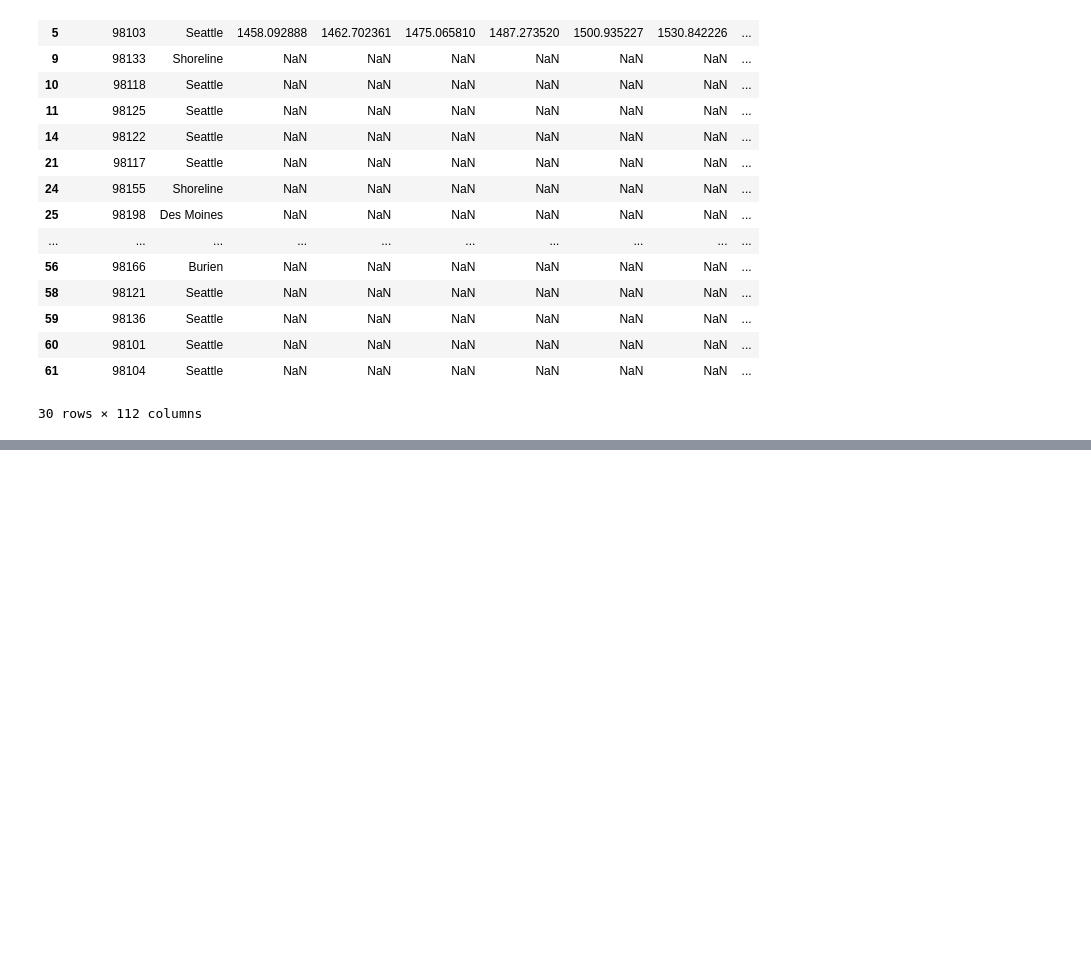
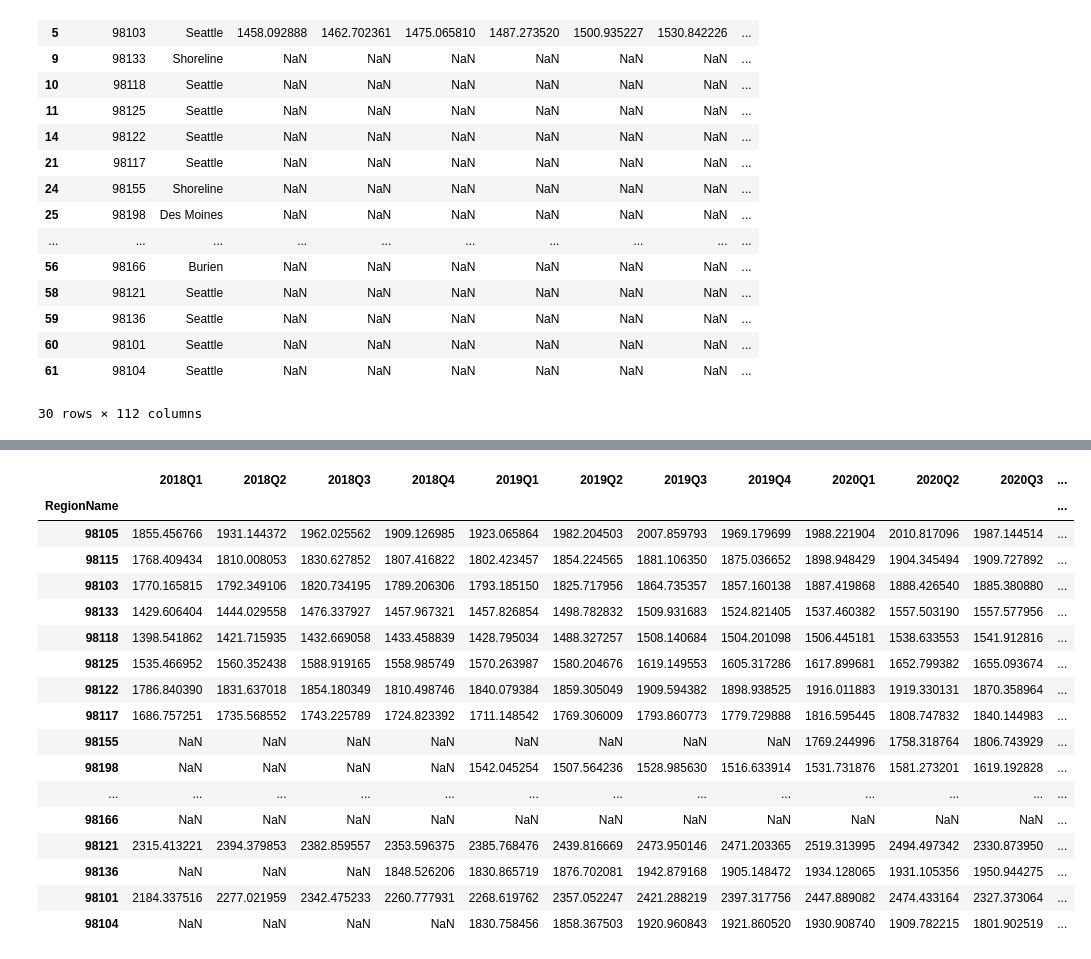
Before and after one commit to dylandevens/Housing_Project_rent_or_buy, a Jupyter notebook: Dylan/manipulation.ipynb, the cells around one changed output, grey strips where cells are left out. Cells and saved outputs as stored; diff of their text form; code cells hidden in the pictures; blank space fills up the shorter version.

```diff
--- a/Dylan/manipulation.ipynb
+++ b/Dylan/manipulation.ipynb
@@ -1025,0 +1466,6 @@ seattle_rentals_by_zipcodes.to_csv("../data_frames/seattle_rentals_by_zipcodes.c
+# %%
+# seattle_rentals_by_zipcodes for 2018-present
+rentals_2018_and_after = rentals_2018_and_after.loc[:, '2018-01-31':]
+
+
+rentals_2018_and_after
@@ -1025,0 +1507,4 @@ seattle_rentals_by_zipcodes.to_csv("../data_frames/seattle_rentals_by_zipcodes.c
+# %%
+rentals_2018_and_after.columns = pd.to_datetime(rentals_2018_and_after.columns)
+# %%
+rentals_by_quarters = rentals_2018_and_after.resample('Q', axis=1).mean()
@@ -1025,0 +1533,2 @@ seattle_rentals_by_zipcodes.to_csv("../data_frames/seattle_rentals_by_zipcodes.c
+# %%
+rentals_by_quarters.columns = rentals_by_quarters.columns.to_period('Q').strftime('%YQ%q')
@@ -1025,0 +1555,43 @@ seattle_rentals_by_zipcodes.to_csv("../data_frames/seattle_rentals_by_zipcodes.c
+# %%
+rentals_by_quarters = rentals_by_quarters[[
+'2018Q1',
+ '2018Q2',
+ '2018Q3',
+ '2018Q4',
+ '2019Q1',
+ '2019Q2',
+ '2019Q3',
+ '2019Q4',
+ '2020Q1',
+ '2020Q2',
+ '2020Q3',
+ '2020Q4',
+ '2021Q1',
+ '2021Q2',
+ '2021Q3',
+ '2021Q4',
+ '2022Q1',
+ '2022Q2',
+ '2022Q3',
+ '2022Q4',
+]]
+rentals_by_quarters
+# %% [output]
+|  | 2018Q1 | 2018Q2 | 2018Q3 | 2018Q4 | 2019Q1 | 2019Q2 | 2019Q3 | 2019Q4 | 2020Q1 | 2020Q2 | 2020Q3 | ... |
+| RegionName |  |  |  |  |  |  |  |  |  |  |  | ... |
+| 98105 | 1855.456766 | 1931.144372 | 1962.025562 | 1909.126985 | 1923.065864 | 1982.204503 | 2007.859793 | 1969.179699 | 1988.221904 | 2010.817096 | 1987.144514 | ... |
+| 98115 | 1768.409434 | 1810.008053 | 1830.627852 | 1807.416822 | 1802.423457 | 1854.224565 | 1881.106350 | 1875.036652 | 1898.948429 | 1904.345494 | 1909.727892 | ... |
+| 98103 | 1770.165815 | 1792.349106 | 1820.734195 | 1789.206306 | 1793.185150 | 1825.717956 | 1864.735357 | 1857.160138 | 1887.419868 | 1888.426540 | 1885.380880 | ... |
+| 98133 | 1429.606404 | 1444.029558 | 1476.337927 | 1457.967321 | 1457.826854 | 1498.782832 | 1509.931683 | 1524.821405 | 1537.460382 | 1557.503190 | 1557.577956 | ... |
+| 98118 | 1398.541862 | 1421.715935 | 1432.669058 | 1433.458839 | 1428.795034 | 1488.327257 | 1508.140684 | 1504.201098 | 1506.445181 | 1538.633553 | 1541.912816 | ... |
+| 98125 | 1535.466952 | 1560.352438 | 1588.919165 | 1558.985749 | 1570.263987 | 1580.204676 | 1619.149553 | 1605.317286 | 1617.899681 | 1652.799382 | 1655.093674 | ... |
+| 98122 | 1786.840390 | 1831.637018 | 1854.180349 | 1810.498746 | 1840.079384 | 1859.305049 | 1909.594382 | 1898.938525 | 1916.011883 | 1919.330131 | 1870.358964 | ... |
+| 98117 | 1686.757251 | 1735.568552 | 1743.225789 | 1724.823392 | 1711.148542 | 1769.306009 | 1793.860773 | 1779.729888 | 1816.595445 | 1808.747832 | 1840.144983 | ... |
+| 98155 | NaN | NaN | NaN | NaN | NaN | NaN | NaN | NaN | 1769.244996 | 1758.318764 | 1806.743929 | ... |
+| 98198 | NaN | NaN | NaN | NaN | 1542.045254 | 1507.564236 | 1528.985630 | 1516.633914 | 1531.731876 | 1581.273201 | 1619.192828 | ... |
+| ... | ... | ... | ... | ... | ... | ... | ... | ... | ... | ... | ... | ... |
+| 98166 | NaN | NaN | NaN | NaN | NaN | NaN | NaN | NaN | NaN | NaN | NaN | ... |
+| 98121 | 2315.413221 | 2394.379853 | 2382.859557 | 2353.596375 | 2385.768476 | 2439.816669 | 2473.950146 | 2471.203365 | 2519.313995 | 2494.497342 | 2330.873950 | ... |
+| 98136 | NaN | NaN | NaN | 1848.526206 | 1830.865719 | 1876.702081 | 1942.879168 | 1905.148472 | 1934.128065 | 1931.105356 | 1950.944275 | ... |
+| 98101 | 2184.337516 | 2277.021959 | 2342.475233 | 2260.777931 | 2268.619762 | 2357.052247 | 2421.288219 | 2397.317756 | 2447.889082 | 2474.433164 | 2327.373064 | ... |
+| 98104 | NaN | NaN | NaN | NaN | 1830.758456 | 1858.367503 | 1920.960843 | 1921.860520 | 1930.908740 | 1909.782215 | 1801.902519 | ... |
```
Also changed, not shown: parts of 63 cells of this notebook, 3 other files.
